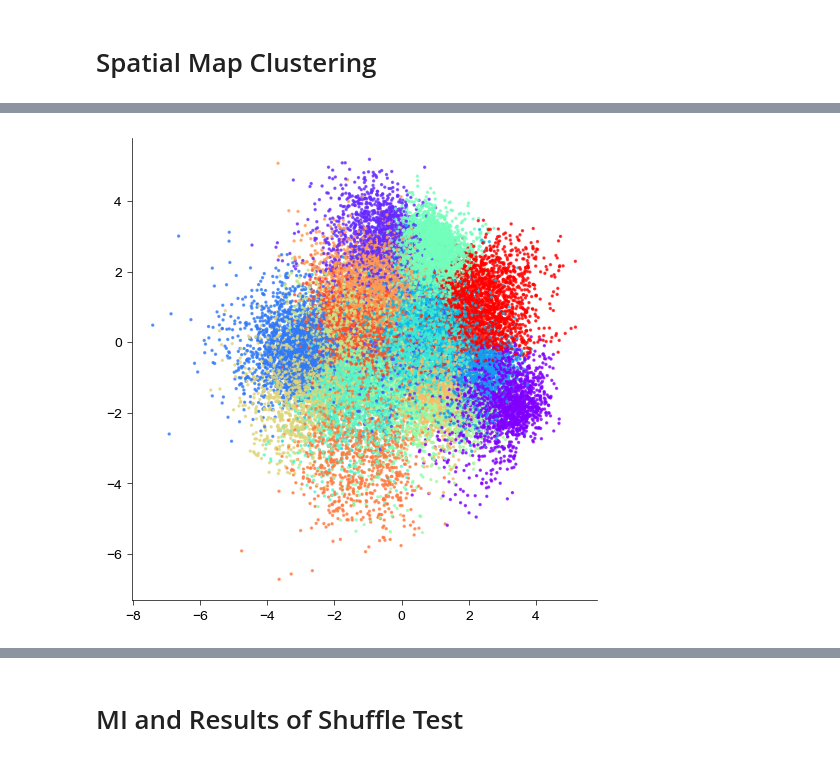
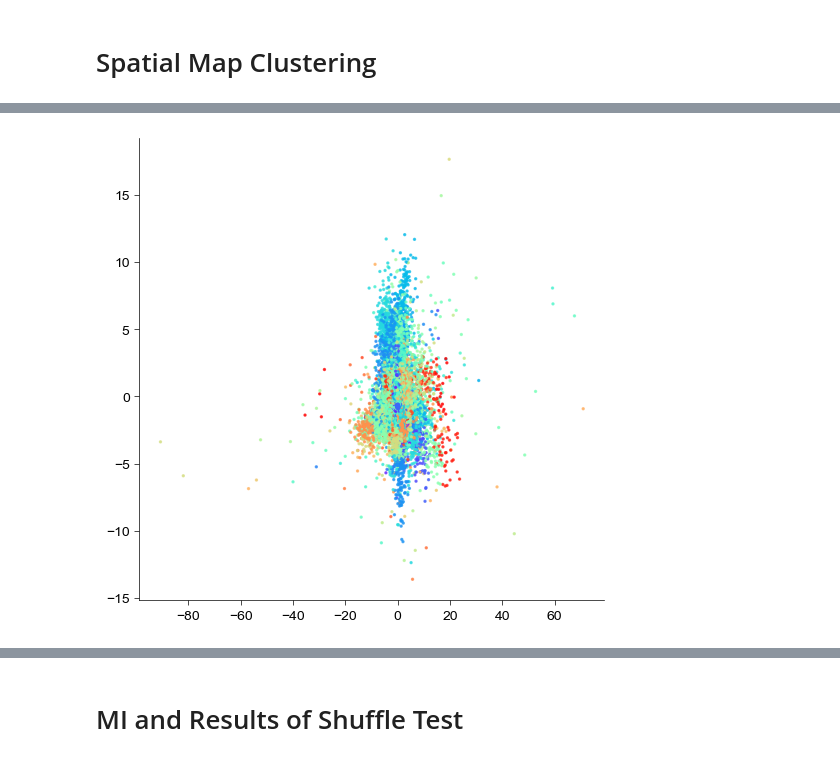
Before and after one commit to YAO-Shuyang/ZFishAnalysis, a Jupyter notebook: figure/Fig5007 - Spatial Preference - Copy.ipynb, the cells around one changed output, grey strips where cells are left out. Cells and saved outputs as stored; diff of their text form; code cells hidden in the pictures.

```diff
--- a/figure/Fig5007 - Spatial Preference - Copy.ipynb
+++ b/figure/Fig5007 - Spatial Preference - Copy.ipynb
@@ -329,49 +442,63 @@ total_maps = total_maps / np.max(y_map, axis=1, keepdims=True) # Normalize by ma
 from sklearn.cluster import DBSCAN, KMeans
 from sklearn.decomposition import PCA
 
-qualified_cells = np.where(trace['p_values'] < 0.005)[0]
+qualified_cells = np.where(trace['snr'] > 0.4)[0]
 
-kmeans = KMeans(n_clusters=20, random_state=0)
-kmeans.fit(total_maps[qualified_cells])
-clusters = kmeans.labels_.astype(np.int32)
-clusters -= np.min(clusters)  # Shift cluster labels to start from 0
-print(np.unique(clusters), clusters.shape)
-color = sns.color_palette("rainbow", np.max(clusters)+1)
-print(f"Clustering down: \n  {np.histogram(clusters, bins=np.arange(-0.5, np.max(clusters)+1.5, 1))[0]}")
+kmeans_m1 = KMeans(n_clusters=80, random_state=0)
+kmeans_m1.fit(total_maps[qualified_cells, :, 0])
+clusters_m1 = kmeans_m1.labels_.astype(np.int32)
+clusters_m1 -= np.min(clusters_m1)  # Shift cluster labels to start from 0
+color = sns.color_palette("rainbow", np.max(clusters_m1)+1)
+print(f"Clustering down: \n  {np.histogram(clusters_m1, bins=np.arange(-0.5, np.max(clusters_m1)+1.5, 1))[0]}")
 
 # Compute mean tuning curve for each cluster
-centroid_map = np.zeros((np.max(clusters)+1, y_map.shape[1]))
-for i in tqdm(range(np.max(clusters)+1)):
-    centroid_map[i] = np.mean(y_map[qualified_cells][clusters == i], axis=0)
+centroid_map_m1 = np.zeros((np.max(clusters_m1)+1, y_map.shape[1]))
+for i in tqdm(range(np.max(clusters_m1)+1)):
+    centroid_map_m1[i] = np.mean(y_map[qualified_cells[clusters_m1 == i], :, 0], axis=0)
 
-pca = PCA(n_components=2)
-pca_result = pca.fit_transform(total_maps[qualified_cells])
+try:
+    kmeans_m2 = KMeans(n_clusters=80, random_state=0)
+    kmeans_m2.fit(total_maps[qualified_cells, :, 1])
+    clusters_m2 = kmeans_m2.labels_.astype(np.int32)
+    clusters_m2 -= np.min(clusters_m2)  # Shift cluster labels to start from 0
 
-plt.figure(figsize=(6, 6))
-ax = Clear_Axes(plt.axes(), close_spines=['top', 'right'], ifxticks=True, ifyticks=True)
-ax.scatter(
-    pca_result[:, 0],
-    pca_result[:, 1],
-    c=clusters,
-    cmap='rainbow',
-    alpha=0.7,
-    s=2,
-    edgecolors=None
-)
-plt.show()
+    centroid_map_m2 = np.zeros((np.max(clusters_m2)+1, y_map.shape[1]))
+    for i in tqdm(range(np.max(clusters_m2)+1)):
+        centroid_map_m2[i] = np.mean(y_map[qualified_cells[clusters_m2 == i], :, 1], axis=0)
+except:
+    pass
 
-def visualize_cluster(cluster_id, rois, ):
-    plt.figure(figsize=(4, 3))
+try:
+    pca_m1 = PCA(n_components=1)
+    pca_result_m1 = pca_m1.fit_transform(total_maps[qualified_cells,:,0])
+    pca_m2 = PCA(n_components=1)
+    pca_result_m2 = pca_m2.fit_transform(total_maps[qualified_cells,:,1])
+    plt.figure(figsize=(6, 6))
     ax = Clear_Axes(plt.axes(), close_spines=['top', 'right'], ifxticks=True, ifyticks=True)
-    sns.lineplot(x=np.arange(y_map.shape[1]), y=centroid_map[cluster_id], ax=ax, color=color[cluster_id])
-    ylims = ax.get_ylim()
-    for (start, end) in landmark_pos:
-        ax.fill_betweenx(ylims, start*100, end*100, color=ChannelColors[0], alpha=0.1, edgecolor=None)
-    ax.set_xlabel('Position (%)')
-    ax.set_ylabel('Normalized dF/F')
-    ax.set_xticks(np.linspace(0, 100, 6))
-    ax.set_title(f"Cluster {cluster_id} (n={np.sum(clusters==cluster_id)})")
-    plt.tight_layout()
-    plt.savefig(os.path.join(save_dir, f"Cluster {cluster_id}.svg"), dpi=300)
+    ax.scatter(
+        pca_result_m1[:],
+        pca_result_m2[:],
+        c=clusters_m1 + clusters_m2+np.max(clusters_m1)+1,
+        cmap='rainbow',
+        alpha=0.7,
+        s=2,
+        edgecolors=None
+    )
     plt.show()
+except:
+    pca = PCA(n_components=2)
+    pca_result = pca.fit_transform(total_maps[qualified_cells,:,0])
+
+    plt.figure(figsize=(6, 6))
+    ax = Clear_Axes(plt.axes(), close_spines=['top', 'right'], ifxticks=True, ifyticks=True)
+    ax.scatter(
+        pca_result[:, 0],
+        pca_result[:, 1],
+        c=clusters_m1 + clusters_m2+np.max(clusters_m1)+1,
+        cmap='rainbow',
+        alpha=0.7,
+        s=2,
+        edgecolors=None
+    )
+    plt.show()
 # %% [output]
@@ -382 +513 @@ Clustering down:
-[figure, old version]
+[figure, new version]
```
Also changed, not shown: parts of 25 cells of this notebook, 5 other files.
